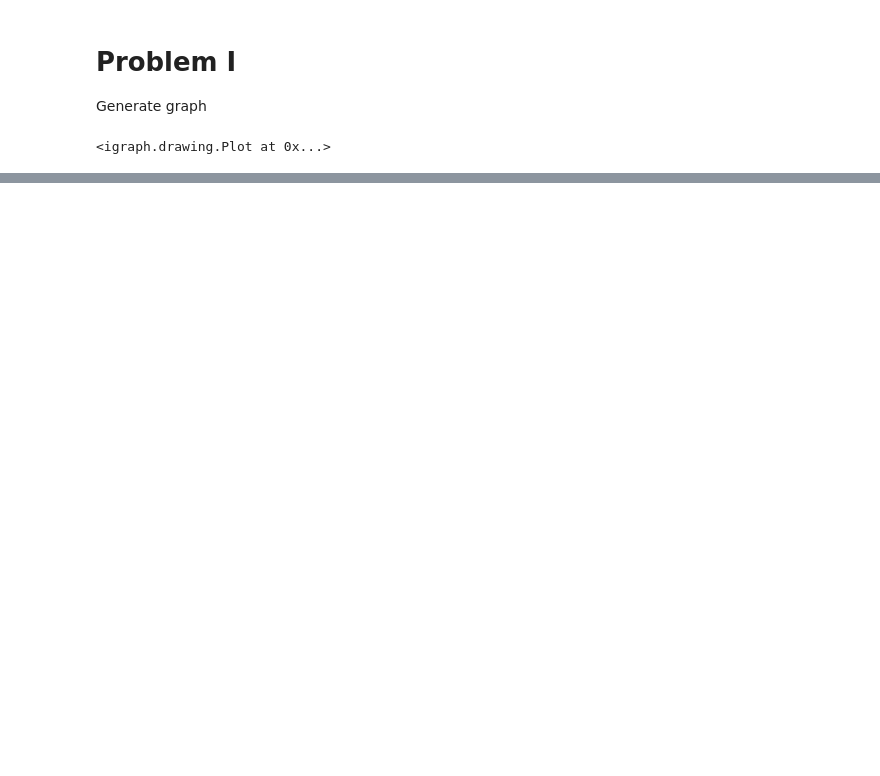
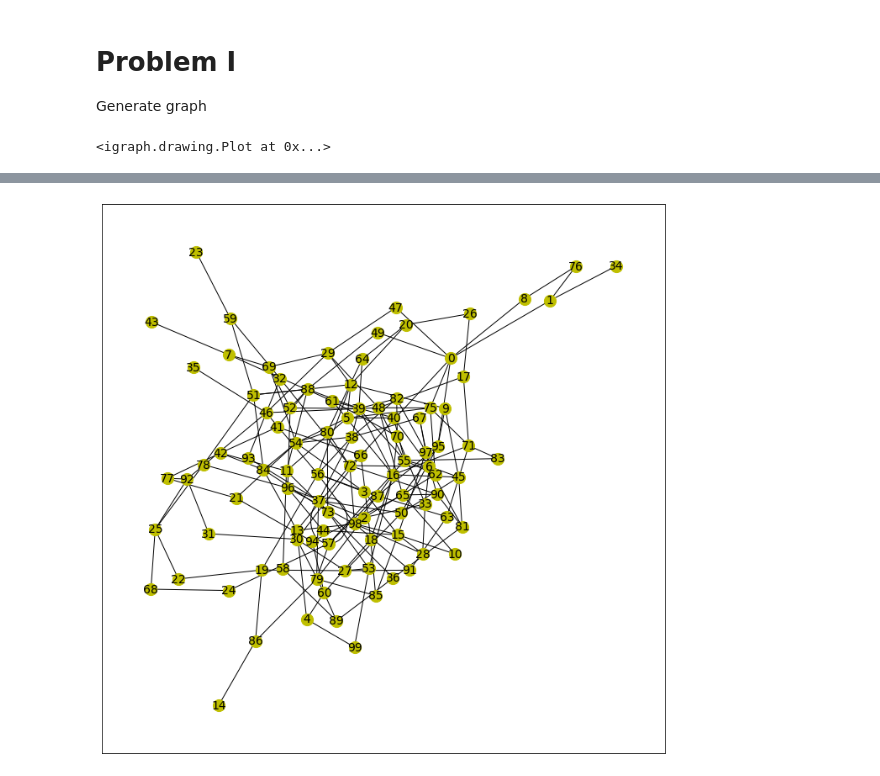
Before and after one commit to vvbark/algorithms-2021-labs, a Jupyter notebook: laboratory_5.ipynb, the cells around one changed output, grey strips where cells are left out. Drawn from its saved outputs; the diff is of its cells as text; code cells hidden in the pictures; blank space fills up the shorter version.

```diff
--- a/laboratory_5.ipynb
+++ b/laboratory_5.ipynb
@@ -96,6 +97,21 @@ def bfs(graph, node, search = None):
                 visited.append(neighbour)
                 queue.append(neighbour)
     return visited
+# %%
+G = nx.Graph()
+for i in range(adjacency_matrix.shape[0]):
+    for j in range(adjacency_matrix.shape[1]):
+        if adjacency_matrix[i][j] == 1:
+            G.add_edge(i,j)
+# %%
+plt.figure(figsize=(12, 12))
+nx.drawing.nx_pylab.draw_networkx(G,
+                                  node_size=200,
+                                   with_labels=True,
+                                  font_size=14,
+                                  node_color='y')
+# %% [output]
+[figure, added]
 # %%
 solve, secods = check_time(dfs, args=(adjacency_dict, 2))
 print(solve) # Случа прохода всех возможных узлов
```
Also changed, not shown: parts of 8 cells of this notebook, 6 other files.
